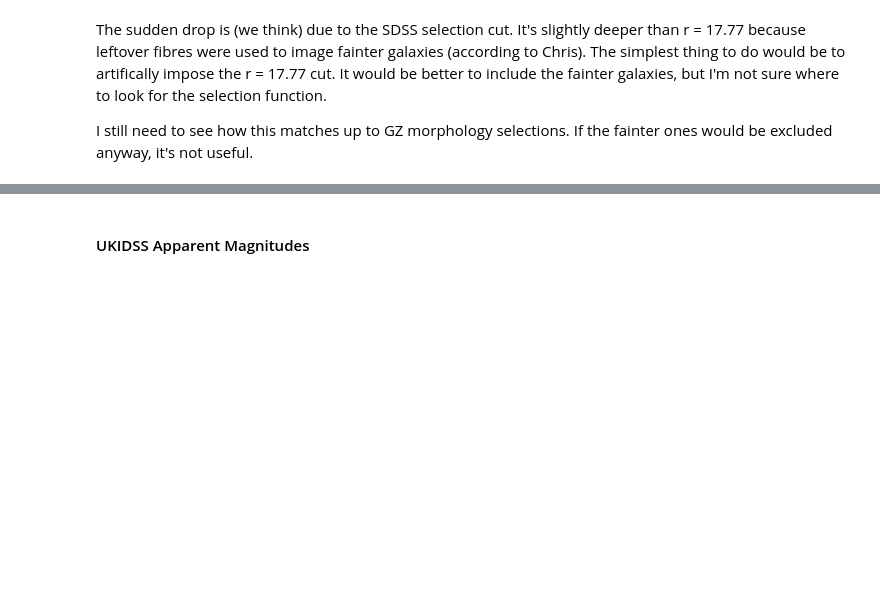
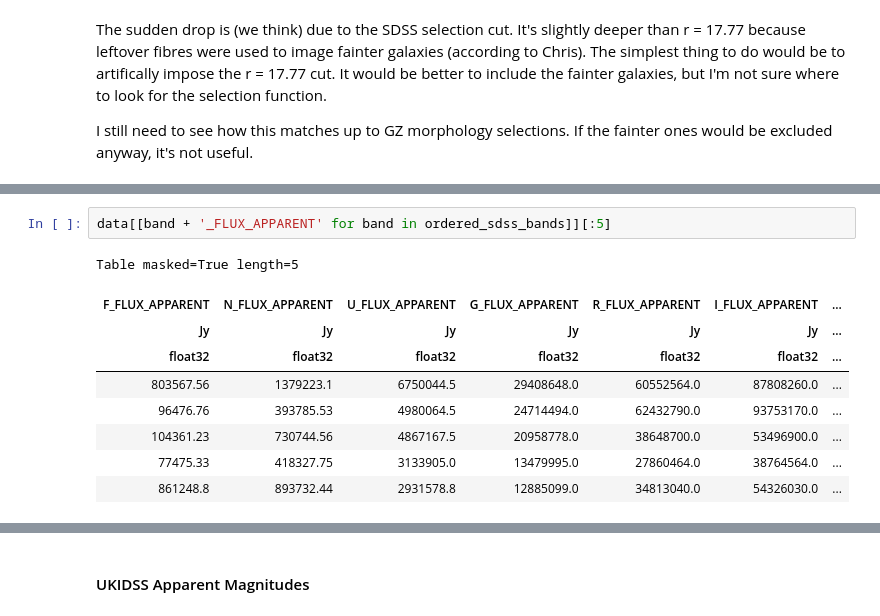
Before and after one commit to mwalmsley/find_agn, a Jupyter notebook: core-sample-basic-properties.ipynb, the cells around one changed output, grey strips where cells are left out. Cells and saved outputs as stored; diff of their text form; blank space fills up the shorter version.

```diff
--- a/core-sample-basic-properties.ipynb
+++ b/core-sample-basic-properties.ipynb
@@ -136,0 +185,12 @@ I still need to see how this matches up to GZ morphology selections. If the fain
+# %%
+data[[band + '_FLUX_APPARENT' for band in ordered_sdss_bands]][:5]
+# %% [output]
+Table masked=True length=5
+| F_FLUX_APPARENT | N_FLUX_APPARENT | U_FLUX_APPARENT | G_FLUX_APPARENT | R_FLUX_APPARENT | I_FLUX_APPARENT | ... |
+| Jy | Jy | Jy | Jy | Jy | Jy | ... |
+| float32 | float32 | float32 | float32 | float32 | float32 | ... |
+| 803567.56 | 1379223.1 | 6750044.5 | 29408648.0 | 60552564.0 | 87808260.0 | ... |
+| 96476.76 | 393785.53 | 4980064.5 | 24714494.0 | 62432790.0 | 93753170.0 | ... |
+| 104361.23 | 730744.56 | 4867167.5 | 20958778.0 | 38648700.0 | 53496900.0 | ... |
+| 77475.33 | 418327.75 | 3133905.0 | 13479995.0 | 27860464.0 | 38764564.0 | ... |
+| 861248.8 | 893732.44 | 2931578.8 | 12885099.0 | 34813040.0 | 54326030.0 | ... |
```
Also changed, not shown: parts of 63 cells of this notebook, 1 other file.
